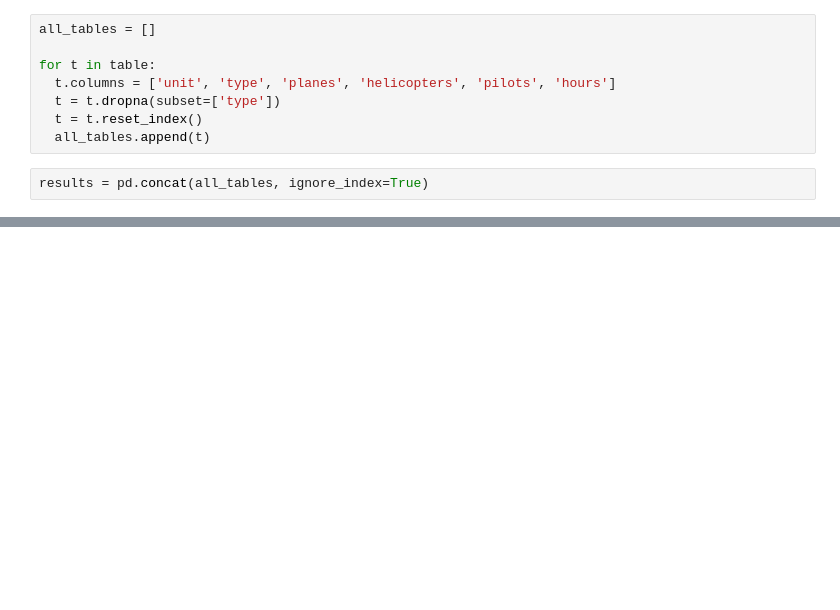
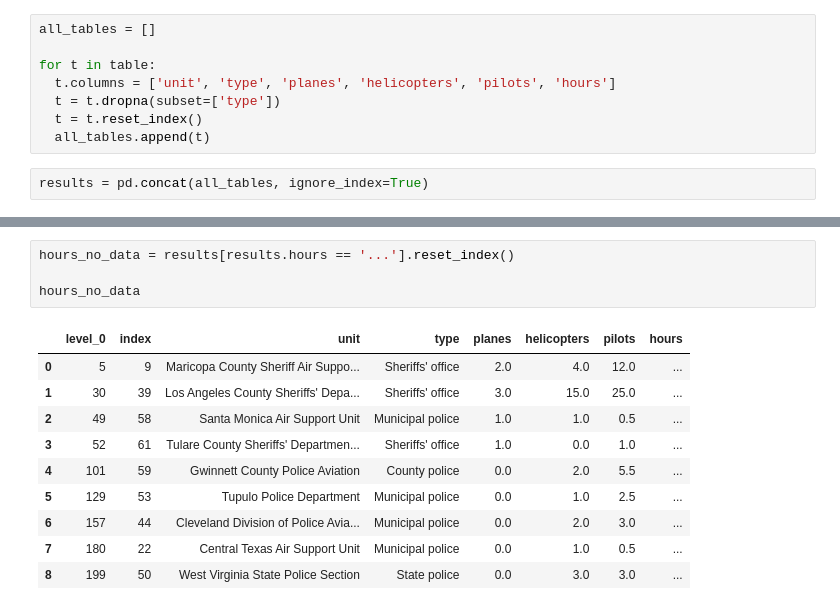
Before and after one commit to matikin9/la-popo-aviation, a Jupyter notebook: LA_PoPo_Aviation.ipynb, the cells around one changed output, grey strips where cells are left out. Drawn from its saved outputs; the diff is of its cells as text; blank space fills up the shorter version.

```diff
--- a/LA_PoPo_Aviation.ipynb
+++ b/LA_PoPo_Aviation.ipynb
@@ -36,2 +35,17 @@ fig.show()
 # %% [output]
 [interactive output not drawn]
+# %%
+hours_no_data = results[results.hours == '...'].reset_index()
+
+hours_no_data
+# %% [output]
+|  | level_0 | index | unit | type | planes | helicopters | pilots | hours |
+| 0 | 5 | 9 | Maricopa County Sheriff Air Suppo... | Sheriffs' office | 2.0 | 4.0 | 12.0 | ... |
+| 1 | 30 | 39 | Los Angeles County Sheriffs' Depa... | Sheriffs' office | 3.0 | 15.0 | 25.0 | ... |
+| 2 | 49 | 58 | Santa Monica Air Support Unit | Municipal police | 1.0 | 1.0 | 0.5 | ... |
+| 3 | 52 | 61 | Tulare County Sheriffs' Departmen... | Sheriffs' office | 1.0 | 0.0 | 1.0 | ... |
+| 4 | 101 | 59 | Gwinnett County Police Aviation | County police | 0.0 | 2.0 | 5.5 | ... |
+| 5 | 129 | 53 | Tupulo Police Department | Municipal police | 0.0 | 1.0 | 2.5 | ... |
+| 6 | 157 | 44 | Cleveland Division of Police Avia... | Municipal police | 0.0 | 2.0 | 3.0 | ... |
+| 7 | 180 | 22 | Central Texas Air Support Unit | Municipal police | 0.0 | 1.0 | 0.5 | ... |
+| 8 | 199 | 50 | West Virginia State Police Section | State police | 0.0 | 3.0 | 3.0 | ... |
```
Also changed, not shown: parts of 5 cells of this notebook.
